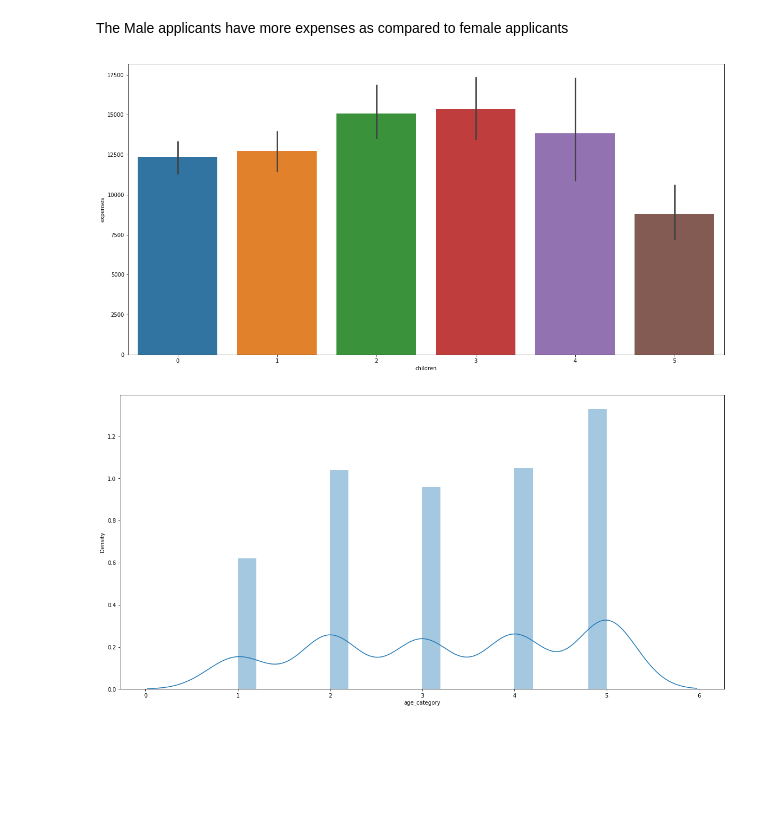
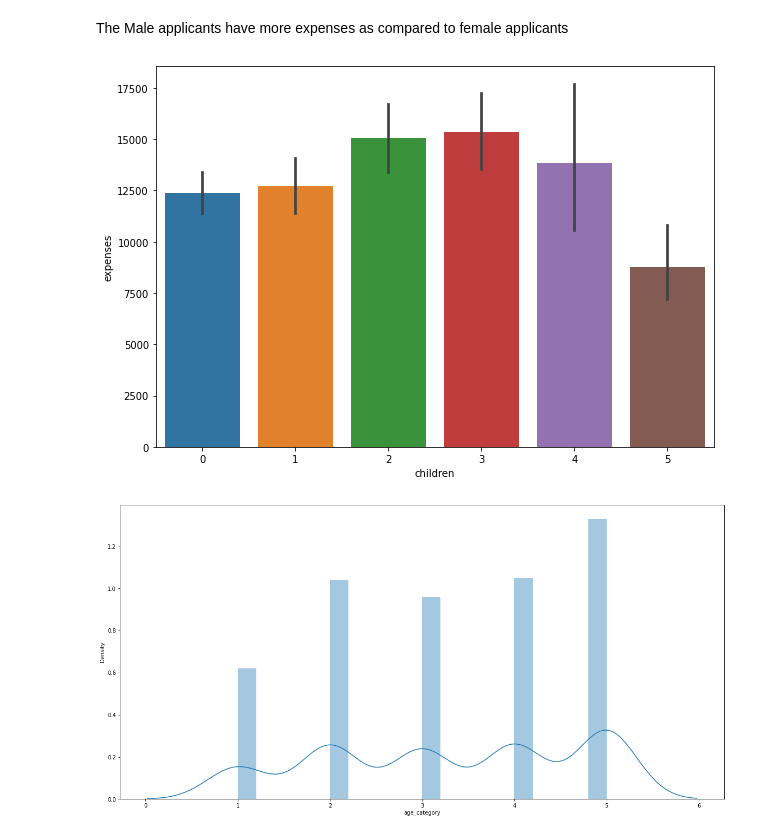
Before and after one commit to ANKITH-PATIL/insurance__premium_ml_prediction, a Jupyter notebook: notebook/EDA.ipynb, the cells around one changed output. Cells and saved outputs as stored; diff of their text form; code cells hidden in the pictures; blank space fills up the shorter version.

```diff
--- a/notebook/EDA.ipynb
+++ b/notebook/EDA.ipynb
@@ -133,11 +133,11 @@ plt.show()
 # %% [markdown]
 The  Male applicants have more expenses as compared to female applicants
 # %%
-plt.figure(figsize=(20,10))
+plt.figure(figsize=(10,7))
 sns.barplot(x='children',y='expenses',data=df)
 plt.show()
 # %% [output]
-[figure, old version]
+[figure, new version]
 # %%
 plt.figure(figsize=(20,10))
 sns.distplot(df['age_category'],bins=20)
```
Also changed, not shown: parts of 1 cell of this notebook, 12 other files.
